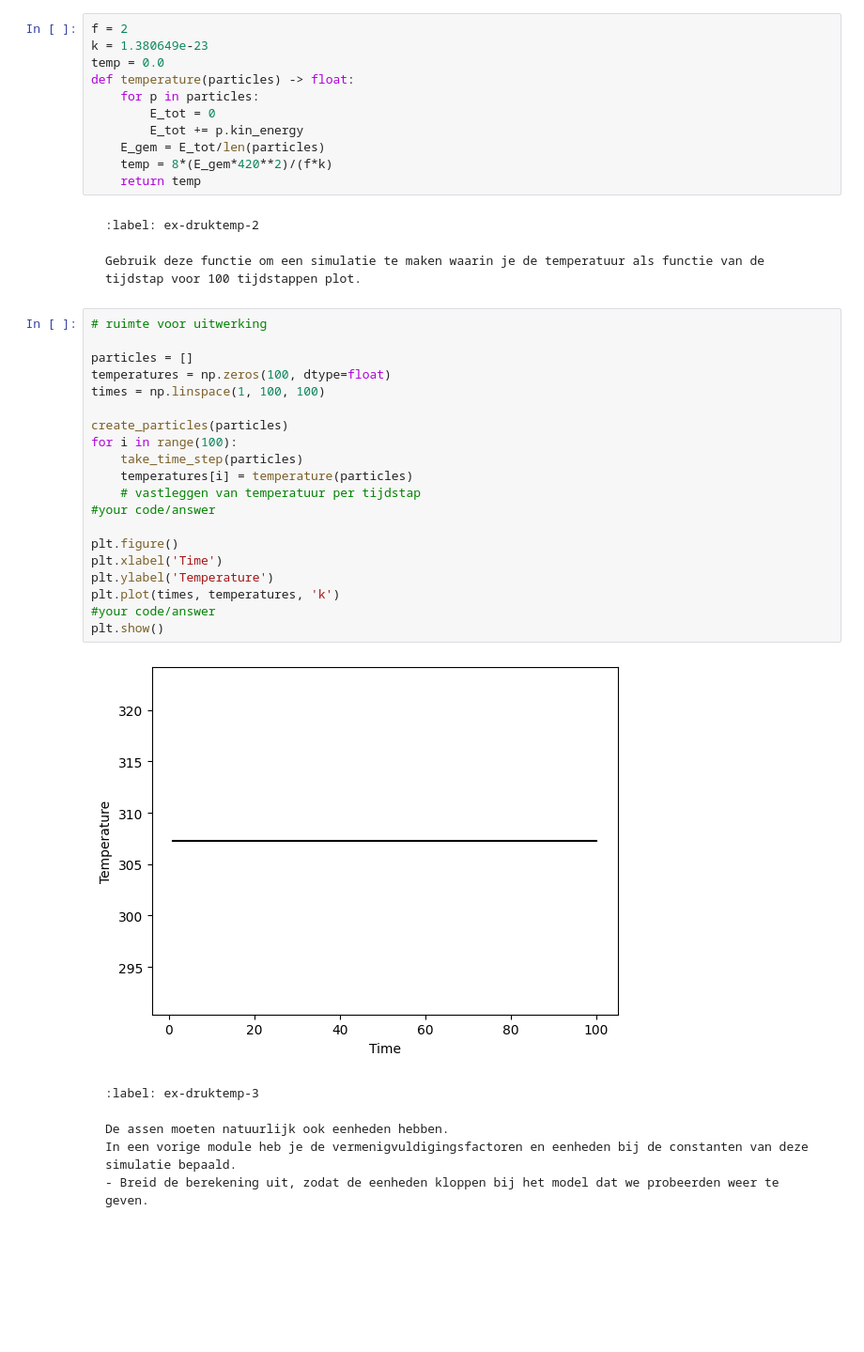
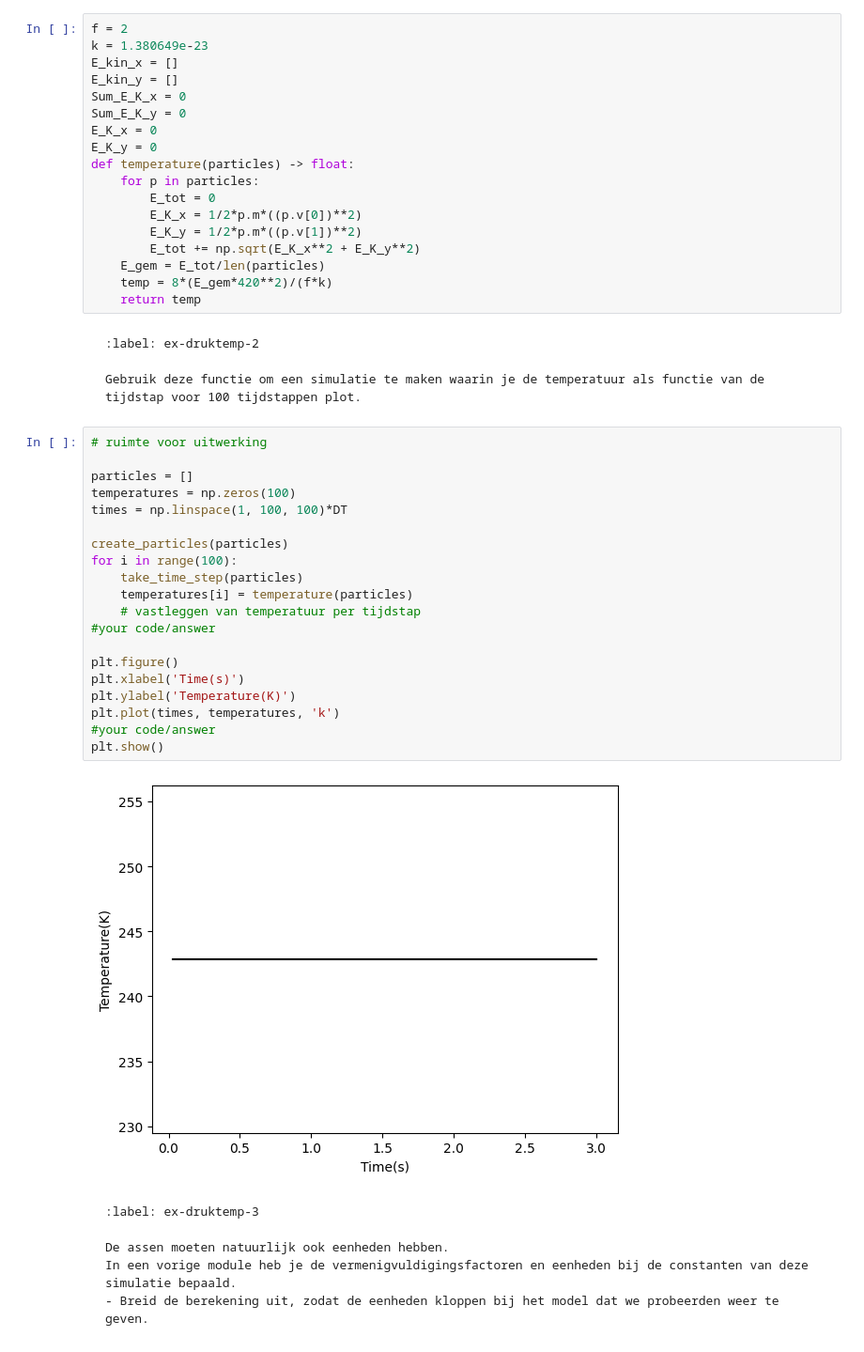
Before and after one commit to Peppertje/Thermolab-TN-L-P, a Jupyter notebook: Content/PySim/5_druktemp.ipynb, the cells around one changed output. Shown at 94% size. Saved outputs shown, nothing was run; the diff lists cells and outputs as text; blank space fills up the shorter version.

````diff
--- a/Content/PySim/5_druktemp.ipynb
+++ b/Content/PySim/5_druktemp.ipynb
@@ -206,11 +206,18 @@ Schrijf een functie die de temperatuur van het gas in onze simulatie bepaalt:
 # %%
 f = 2
 k = 1.380649e-23
-temp = 0.0
+E_kin_x = []
+E_kin_y = []
+Sum_E_K_x = 0
+Sum_E_K_y = 0
+E_K_x = 0
+E_K_y = 0
 def temperature(particles) -> float:
     for p in particles:
         E_tot = 0
-        E_tot += p.kin_energy
+        E_K_x = 1/2*p.m*((p.v[0])**2)
+        E_K_y = 1/2*p.m*((p.v[1])**2)
+        E_tot += np.sqrt(E_K_x**2 + E_K_y**2)
     E_gem = E_tot/len(particles)
     temp = 8*(E_gem*420**2)/(f*k)
     return temp
@@ -223,25 +230,25 @@ Gebruik deze functie om een simulatie te maken waarin je de temperatuur als func
 # %%
 # ruimte voor uitwerking
 
 particles = []
-temperatures = np.zeros(100, dtype=float)
-times = np.linspace(1, 100, 100)
+temperatures = np.zeros(100)
+times = np.linspace(1, 100, 100)*DT
 
 create_particles(particles)
 for i in range(100):
     take_time_step(particles)
     temperatures[i] = temperature(particles)
     # vastleggen van temperatuur per tijdstap
 #your code/answer
 
 plt.figure()
-plt.xlabel('Time')
-plt.ylabel('Temperature')
+plt.xlabel('Time(s)')
+plt.ylabel('Temperature(K)')
 plt.plot(times, temperatures, 'k')
 #your code/answer
 plt.show()
 # %% [output]
-[figure, old version]
+[figure, new version]
 # %% [markdown]
 ```{exercise}
 :label: ex-druktemp-3
````
Also changed, not shown: parts of 3 cells of this notebook.
